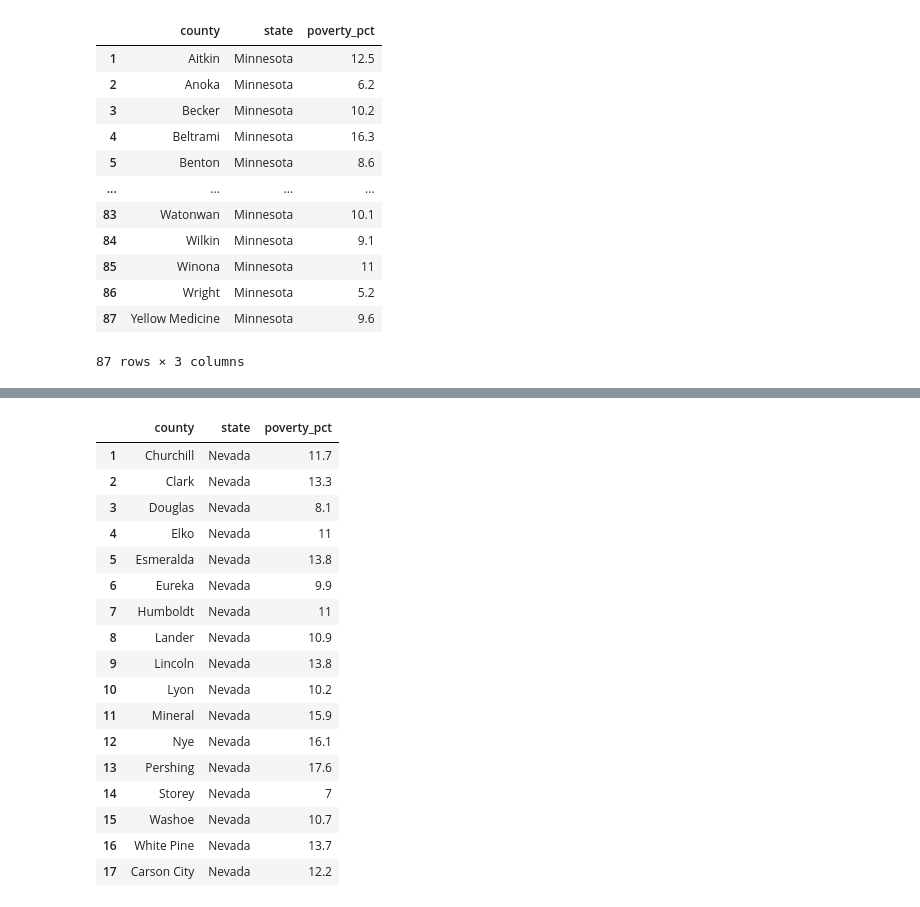
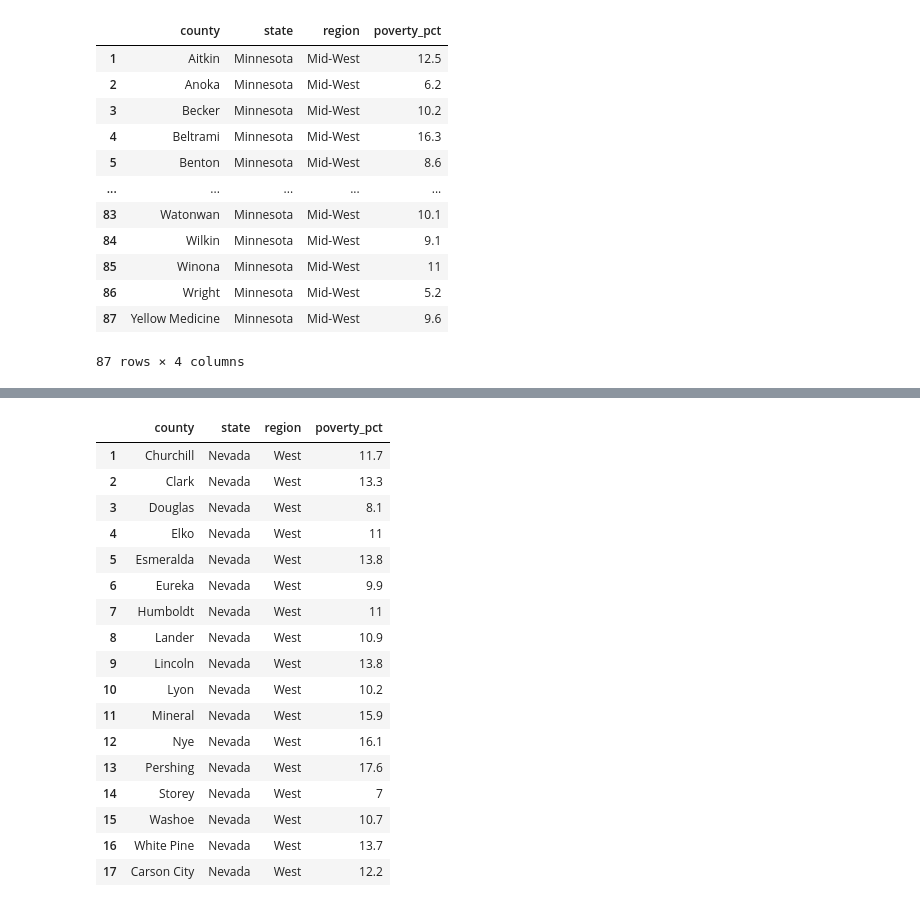
Before and after one commit to nhuquynhle22/Crime_Rates_vs_City_Budgets, a Jupyter notebook: poverty_dataset.ipynb, the cells around one changed output, grey strips where cells are left out. Drawn from its saved outputs; the diff is of its cells as text; code cells hidden in the pictures.

Commit message:
created df with all states

```diff
--- a/poverty_dataset.ipynb
+++ b/poverty_dataset.ipynb
@@ -245,22 +251,24 @@ new_minnesota_poverty_df = new_minnesota_poverty_df[['county2', 'total_est_pct3'
 new_minnesota_poverty_df= new_minnesota_poverty_df.rename(columns={'county2': "county", 'total_est_pct3': 'poverty_pct'})
 
 new_minnesota_poverty_df['state'] = 'Minnesota'
-new_minnesota_poverty_df = new_minnesota_poverty_df[['county', 'state', 'poverty_pct']]
+new_minnesota_poverty_df['region'] = 'Mid-West'
+
+new_minnesota_poverty_df = new_minnesota_poverty_df[['county', 'state', 'region', 'poverty_pct']]
 new_minnesota_poverty_df
 # %% [output]
-|  | county | state | poverty_pct |
-| 1 | Aitkin | Minnesota | 12.5 |
-| 2 | Anoka | Minnesota | 6.2 |
-| 3 | Becker | Minnesota | 10.2 |
-| 4 | Beltrami | Minnesota | 16.3 |
-| 5 | Benton | Minnesota | 8.6 |
-| ... | ... | ... | ... |
-| 83 | Watonwan | Minnesota | 10.1 |
-| 84 | Wilkin | Minnesota | 9.1 |
-| 85 | Winona | Minnesota | 11 |
-| 86 | Wright | Minnesota | 5.2 |
-| 87 | Yellow Medicine | Minnesota | 9.6 |
+|  | county | state | region | poverty_pct |
+| 1 | Aitkin | Minnesota | Mid-West | 12.5 |
+| 2 | Anoka | Minnesota | Mid-West | 6.2 |
+| 3 | Becker | Minnesota | Mid-West | 10.2 |
+| 4 | Beltrami | Minnesota | Mid-West | 16.3 |
+| 5 | Benton | Minnesota | Mid-West | 8.6 |
+| ... | ... | ... | ... | ... |
+| 83 | Watonwan | Minnesota | Mid-West | 10.1 |
+| 84 | Wilkin | Minnesota | Mid-West | 9.1 |
+| 85 | Winona | Minnesota | Mid-West | 11 |
+| 86 | Wright | Minnesota | Mid-West | 5.2 |
+| 87 | Yellow Medicine | Minnesota | Mid-West | 9.6 |
-87 rows × 3 columns
+87 rows × 4 columns
 # %%
 nevada_poverty_df = pd.read_csv('Resources/PovertyReport Nevada.csv')
 nevada_poverty_df.head()
@@ -274,30 +282,32 @@ nevada_poverty_df.head()
 # %%
 new_nevada_poverty_df = nevada_poverty_df.loc[1:17]
 new_nevada_poverty_df= new_nevada_poverty_df[['county2', 'total_est_pct3']]
 new_nevada_poverty_df= new_nevada_poverty_df.rename(columns={'county2': "county", 'total_est_pct3': 'poverty_pct'})
 
 new_nevada_poverty_df['state'] = 'Nevada'
-new_nevada_poverty_df = new_nevada_poverty_df[['county', 'state', 'poverty_pct']]
+new_nevada_poverty_df['region'] = 'West'
+
+new_nevada_poverty_df = new_nevada_poverty_df[['county', 'state','region', 'poverty_pct']]
 new_nevada_poverty_df
 # %% [output]
-|  | county | state | poverty_pct |
-| 1 | Churchill | Nevada | 11.7 |
-| 2 | Clark | Nevada | 13.3 |
-| 3 | Douglas | Nevada | 8.1 |
-| 4 | Elko | Nevada | 11 |
-| 5 | Esmeralda | Nevada | 13.8 |
-| 6 | Eureka | Nevada | 9.9 |
-| 7 | Humboldt | Nevada | 11 |
-| 8 | Lander | Nevada | 10.9 |
-| 9 | Lincoln | Nevada | 13.8 |
-| 10 | Lyon | Nevada | 10.2 |
-| 11 | Mineral | Nevada | 15.9 |
-| 12 | Nye | Nevada | 16.1 |
-| 13 | Pershing | Nevada | 17.6 |
-| 14 | Storey | Nevada | 7 |
-| 15 | Washoe | Nevada | 10.7 |
-| 16 | White Pine | Nevada | 13.7 |
-| 17 | Carson City | Nevada | 12.2 |
+|  | county | state | region | poverty_pct |
+| 1 | Churchill | Nevada | West | 11.7 |
+| 2 | Clark | Nevada | West | 13.3 |
+| 3 | Douglas | Nevada | West | 8.1 |
+| 4 | Elko | Nevada | West | 11 |
+| 5 | Esmeralda | Nevada | West | 13.8 |
+| 6 | Eureka | Nevada | West | 9.9 |
+| 7 | Humboldt | Nevada | West | 11 |
+| 8 | Lander | Nevada | West | 10.9 |
+| 9 | Lincoln | Nevada | West | 13.8 |
+| 10 | Lyon | Nevada | West | 10.2 |
+| 11 | Mineral | Nevada | West | 15.9 |
+| 12 | Nye | Nevada | West | 16.1 |
+| 13 | Pershing | Nevada | West | 17.6 |
+| 14 | Storey | Nevada | West | 7 |
+| 15 | Washoe | Nevada | West | 10.7 |
+| 16 | White Pine | Nevada | West | 13.7 |
+| 17 | Carson City | Nevada | West | 12.2 |
 # %%
 newhampshire_poverty_df = pd.read_csv('Resources/PovertyReport New Hampshire.csv')
 newhampshire_poverty_df.head()
```
Also changed, not shown: parts of 11 cells of this notebook.
